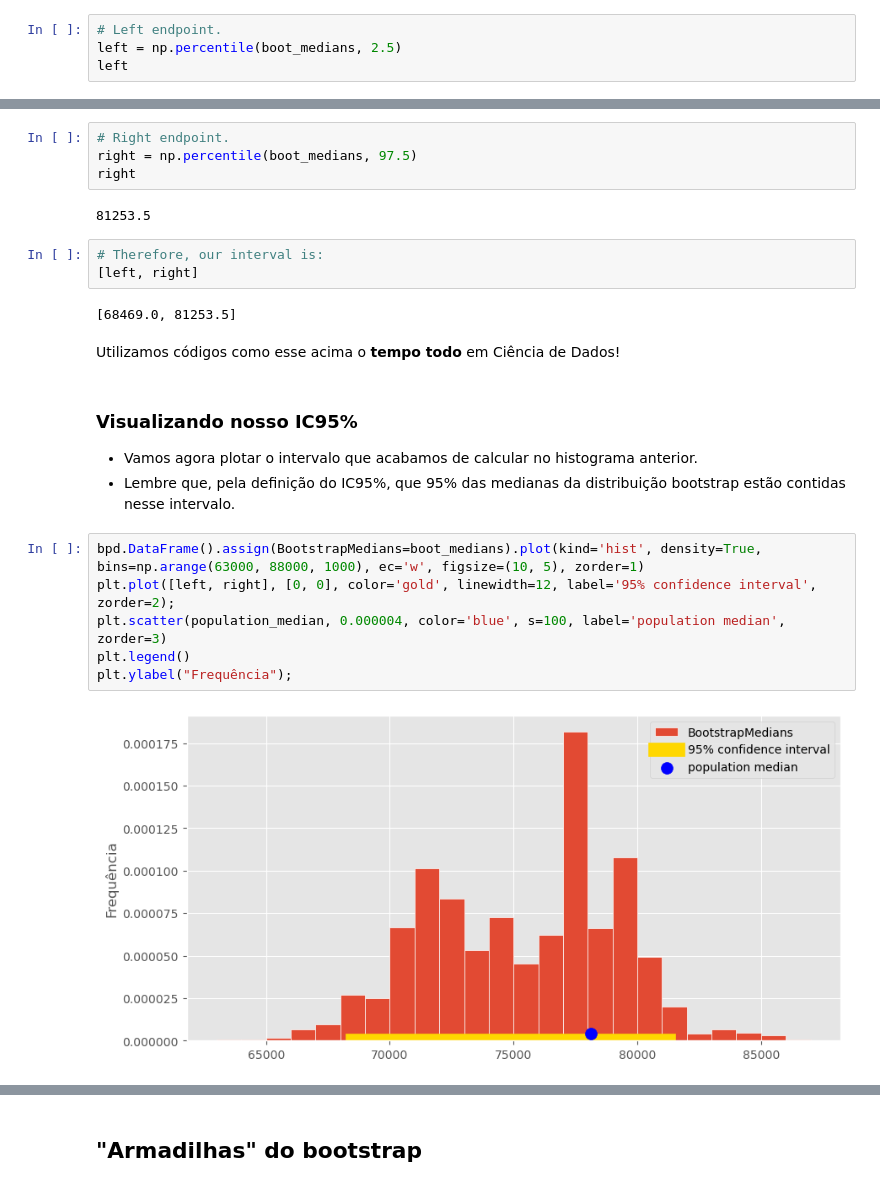
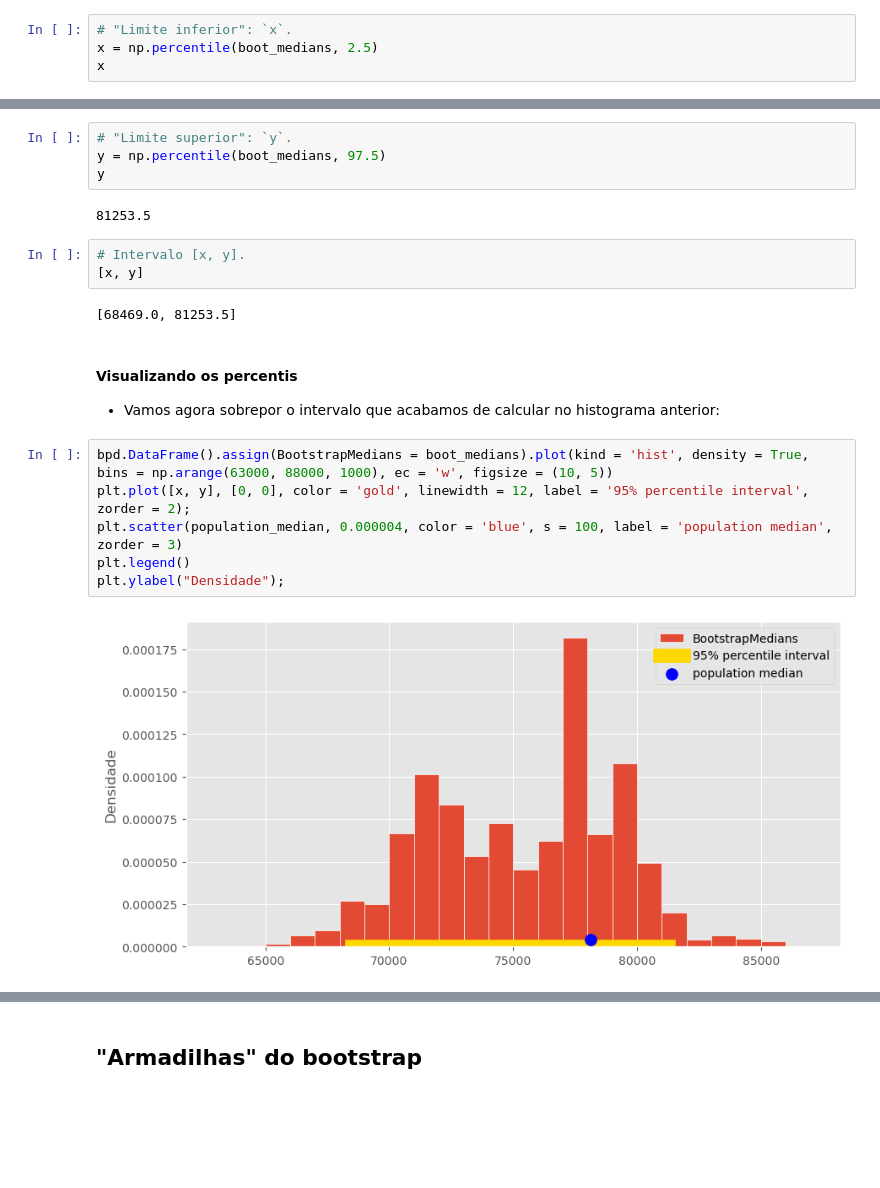
Before and after one commit to urielmoreirasilva/urielmoreirasilva.github.io, a Jupyter notebook: aulas/Tópico 13/13 – Bootstrapping.ipynb, the cells around one changed output, grey strips where cells are left out. Saved outputs shown, nothing was run; the diff lists cells and outputs as text; blank space fills up the shorter version.

```diff
--- a/aulas/Tópico 13/13 – Bootstrapping.ipynb
+++ b/aulas/Tópico 13/13 – Bootstrapping.ipynb
@@ -375,33 +378,31 @@ boot_medians
 # %% [output]
 array([76896. , 72945. , 73555. , ..., 74431. , 75868. , 78601.5])
 # %%
-# Left endpoint.
-left = np.percentile(boot_medians, 2.5)
-left
+# "Limite inferior": `x`.
+x = np.percentile(boot_medians, 2.5)
+x
 # %% [output]
 68469.0
 # %%
-# Right endpoint.
-right = np.percentile(boot_medians, 97.5)
-right
+# "Limite superior": `y`.
+y = np.percentile(boot_medians, 97.5)
+y
 # %% [output]
 81253.5
-# %%
-# Therefore, our interval is:
-[left, right]
-# %% [output]
-[68469.0, 81253.5]
-# %% [markdown]
-Utilizamos códigos como esse acima o **tempo todo** em Ciência de Dados!
+# %%
+# Intervalo [x, y].
+[x, y]
+# %% [output]
+[68469.0, 81253.5]
 # %% [markdown]
-### Visualizando nosso IC95%
-- Vamos agora plotar o intervalo que acabamos de calcular no histograma anterior.
-- Lembre que, pela definição do IC95%, que 95% das medianas da distribuição bootstrap estão contidas nesse intervalo.
+#### Visualizando os percentis
+
+- Vamos agora sobrepor o intervalo que acabamos de calcular no histograma anterior:
 # %%
-bpd.DataFrame().assign(BootstrapMedians=boot_medians).plot(kind='hist', density=True, bins=np.arange(63000, 88000, 1000), ec='w', figsize=(10, 5), zorder=1)
-plt.plot([left, right], [0, 0], color='gold', linewidth=12, label='95% confidence interval', zorder=2);
-plt.scatter(population_median, 0.000004, color='blue', s=100, label='population median', zorder=3)
+bpd.DataFrame().assign(BootstrapMedians = boot_medians).plot(kind = 'hist', density = True, bins = np.arange(63000, 88000, 1000), ec = 'w', figsize = (10, 5))
+plt.plot([x, y], [0, 0], color = 'gold', linewidth = 12, label = '95% percentile interval', zorder = 2);
+plt.scatter(population_median, 0.000004, color = 'blue', s = 100, label = 'population median', zorder = 3)
 plt.legend()
-plt.ylabel("Frequência");
+plt.ylabel("Densidade");
 # %% [output]
-[figure, old version]
+[figure, new version]
```
Also changed, not shown: parts of 74 cells of this notebook, 10 other files.
